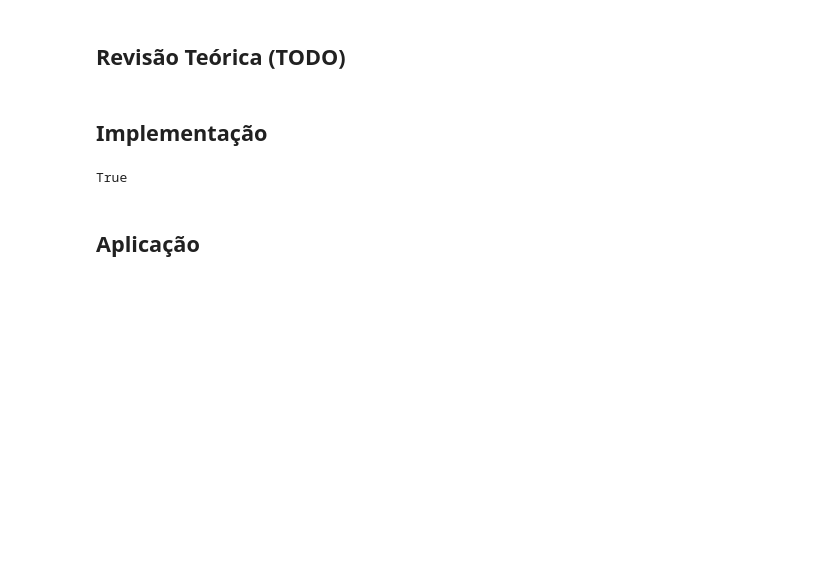
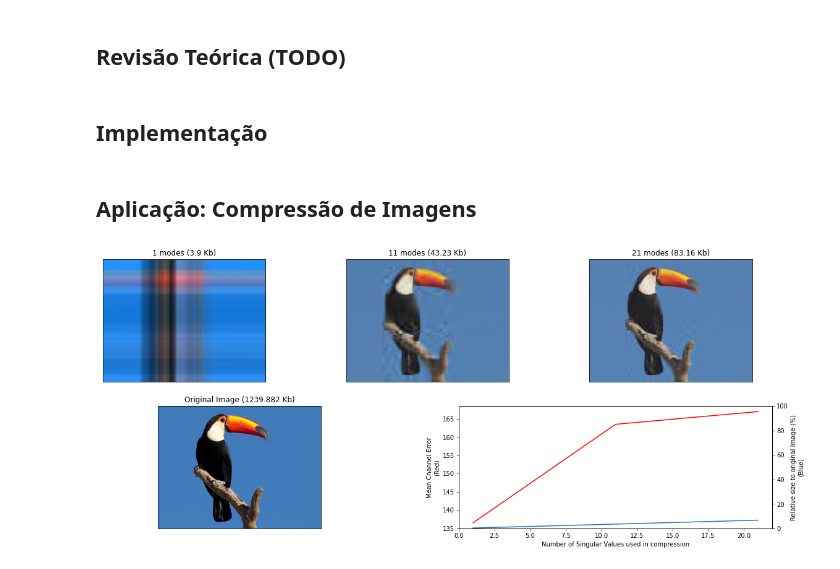
Before and after one commit to Vernalhav/numerical_analysis, a Jupyter notebook: numerico_aplicacoes.ipynb, the cells around one changed output. Saved outputs shown, nothing was run; the diff lists cells and outputs as text; code cells hidden in the pictures; blank space fills up the shorter version.

```diff
--- a/numerico_aplicacoes.ipynb
+++ b/numerico_aplicacoes.ipynb
@@ -538,10 +538,13 @@ def francis(B, tol=EPSILON, max_iterations=MAX_ITERATIONS, print_error=False):
 
     eigenvalues = np.diag(B_k)
     eigenvectors = V
+
+    if (iterations >= max_iterations): print('Method exceeded max iterations. Might not have converged.')
+
     if print_error: print('Took {} iterations with off-diagonal error {}'.format(iterations, non_diagonal_error(B_k)))
     return eigenvectors, eigenvalues
 # %%
-def truncated_svd(A):
+def truncated_svd(A, tol=1e-4, max_iterations=1e3):
     '''
     Find truncated SVD decomposition of A.
     Find matrices such that A = U*S*V^T, where
@@ -556,20 +559,28 @@ def truncated_svd(A):
     m, n = A.shape
     min_dim = min(m, n)
 
-    V, eigenvalues = francis(np.dot(A.T, A))
-    singular_vals = eigenvalues[:min_dim]   # Truncate singular values
+    V, eigenvalues = francis(np.dot(A.T, A), tol=tol, max_iterations=max_iterations)
+    singular_vals = np.sqrt(eigenvalues[:min_dim])   # Truncate singular values
 
     V = V[:, :min_dim] # Truncate V
 
     U = np.dot(np.dot(A, V), np.diag(1/singular_vals))
 
     return U, singular_vals, V.T
-# %%
-A = np.random.rand(12, 4)
-U, S_diag, V_T = truncated_svd(A)
-
-np.allclose(np.dot(np.dot(U, np.diag(S_diag)), V_T), A)
-# %% [output]
-True
 # %% [markdown]
-## Aplicação
+## Aplicação: Compressão de Imagens
+# %%
+A = np.array([
+              [0, 1, 2, 3, 4],
+              [4, 3, 2, -1, -10],
+              [0, 10, 0, -1, 0],
+              [1, 1, 1, -2, 40]])
+
+for i in range(100):
+    U, S, V = truncated_svd(A)
+    U_, S_, V_ = np.linalg.svd(A, full_matrices=False)
+
+    assert np.allclose(np.dot(np.dot(U, np.diag(S)), V), A)
+    assert np.allclose(S, S_)
+
+    A = np.random.rand(7, 15)
@@ -575,0 +702,7 @@ True
+# %%
+toucan_url = 'https://test.cdn.download.ams.birds.cornell.edu/api/v1/asset/96276931/900'
+text_url = 'https://encrypted-tbn0.gstatic.com/images?q=tbn%3AANd9GcSR6D37wLrtEzTLszyF4TPKkz6T91tp96TIxQ&usqp=CAU'
+
+visualize_compression(toucan_url, initial_mode=1, n_rows=1, modes_step=10, make_grayscale=False)
+# %% [output]
+[figure, added]
```
Also changed, not shown: parts of 6 cells of this notebook.
